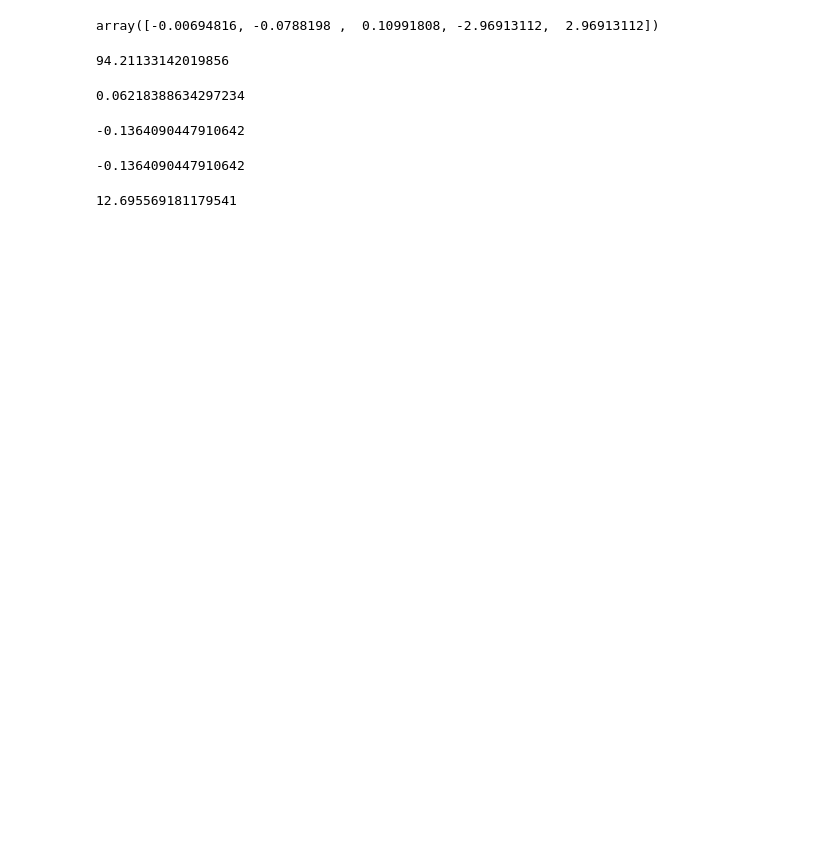
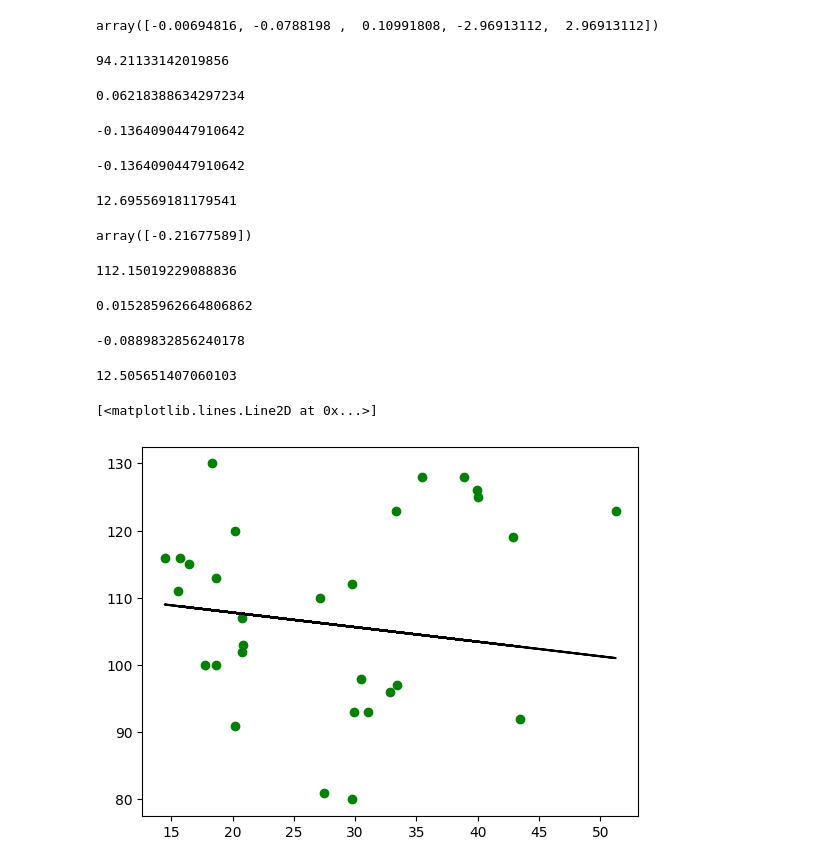
Before and after one commit to Tamicktom/modelo-diabetes, a Jupyter notebook: modelo_diabetes.ipynb, the cells around one changed output. Cells and saved outputs as stored; diff of their text form; code cells hidden in the pictures; blank space fills up the shorter version.

```diff
--- a/modelo_diabetes.ipynb
+++ b/modelo_diabetes.ipynb
@@ -190,3 +190,46 @@ r2_score(y_test, y_pred)
 mean_absolute_error(y_test, y_pred)
 # %% [output]
 12.695569181179541
+# %%
+# Segundo Modelo - Apenas IMC
+X = pd.DataFrame(df_exames['imc'])
+y = df_exames['resultado']
+# %%
+# Dividir conjunto entre treino e teste
+X_train, X_test, y_train, y_test = train_test_split(X, y, train_size=0.7, random_state=51)
+# %%
+# Treinar o algoritmo de Regressão Linear - Modelo 2
+model_2 = LinearRegression().fit(X_train, y_train)
+# %%
+# Gerar Predição com base no modelo para o conjunt de testes
+y_pred = model_2.predict(X_test)
+# %%
+model_2.coef_
+# %% [output]
+array([-0.21677589])
+# %%
+model_2.intercept_
+# %% [output]
+112.15019229088836
+# %%
+# R2 Score - Conjunto de treinamento
+model_2.score(X_train, y_train)
+# %% [output]
+0.015285962664806862
+# %%
+# R2 Score - Conjunto de testes
+model_2.score(X_test, y_test)
+# %% [output]
+-0.0889832856240178
+# %%
+# MAE - Mean Absolute Error
+mean_absolute_error(y_test, y_pred)
+# %% [output]
+12.505651407060103
+# %%
+# Mostrar como a reta foi calculada
+plt.scatter(X_test, y_test, color='g')
+plt.plot(X_test, y_pred, color='k')
+# %% [output]
+[<matplotlib.lines.Line2D at 0x...>]
+[figure, added]
```
